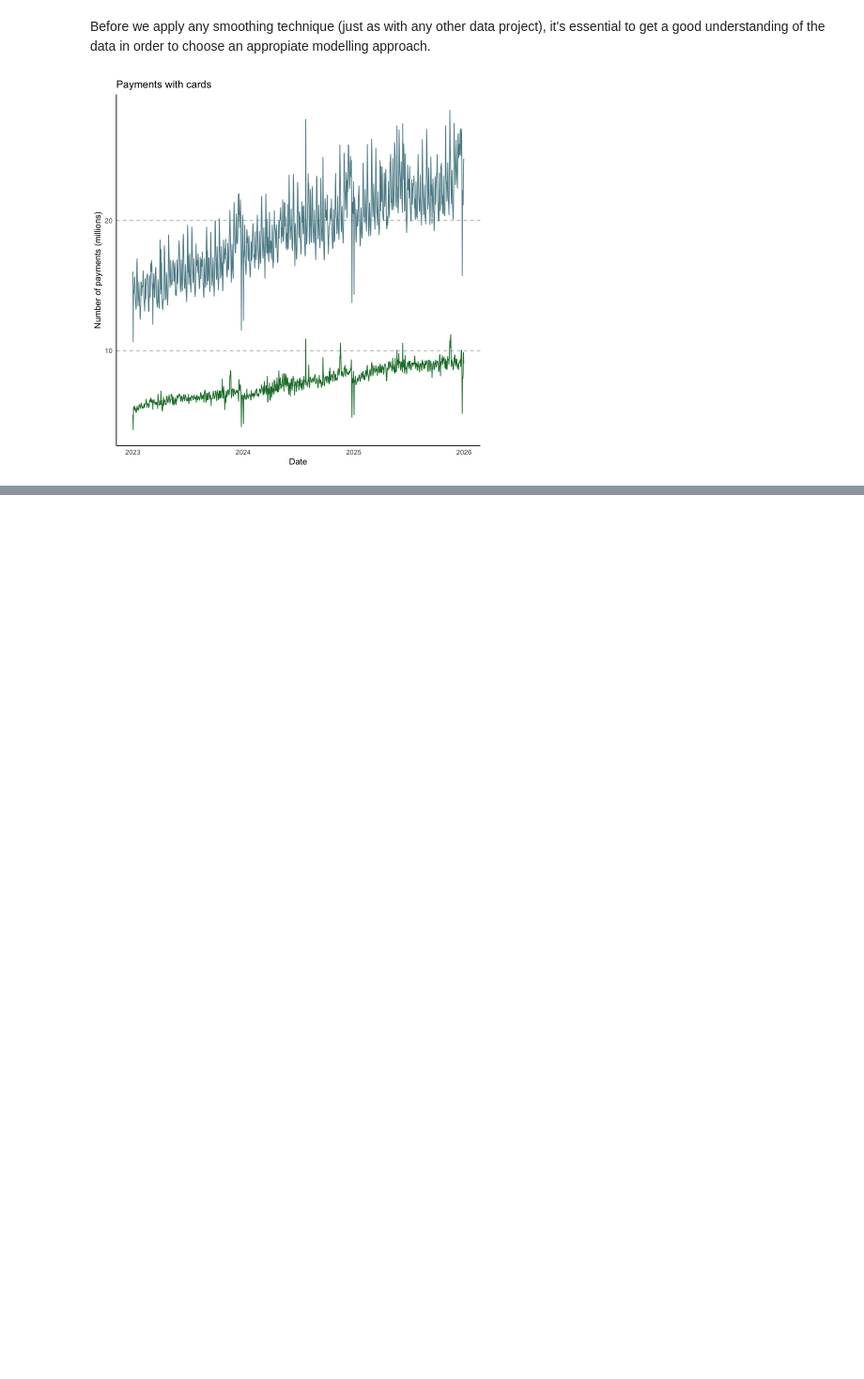
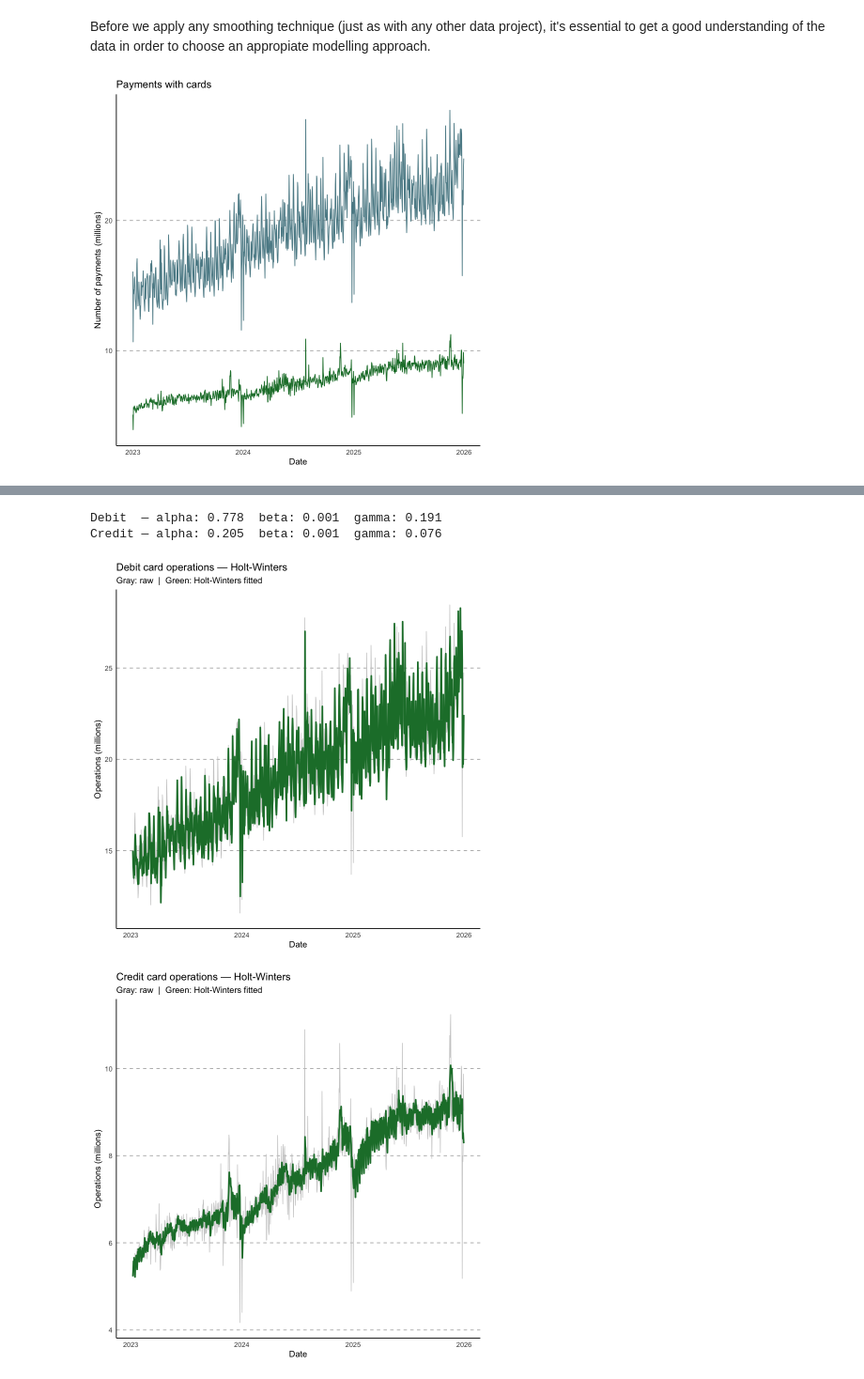
Before and after one commit to gerardorochabenigno/sitio-gerardo-rocha-benigno, a Jupyter notebook: posts/tarjetas-suavizamiento/suavizamiento.ipynb, the cells around one changed output, grey strips where cells are left out. Shown at 94% size. Saved outputs shown, nothing was run; the diff lists cells and outputs as text; code cells hidden in the pictures; blank space fills up the shorter version.

```diff
--- a/posts/tarjetas-suavizamiento/suavizamiento.ipynb
+++ b/posts/tarjetas-suavizamiento/suavizamiento.ipynb
@@ -97,0 +194,55 @@ ggplot(data = df_ops, aes(x=date, y = debit)) +
+# %%
+# Convert to ts objects with weekly frequency
+ts_debit  <- ts(df_ops$debit,  frequency = 7)
+ts_credit <- ts(df_ops$credit, frequency = 7)
+
+# Fit Holt-Winters with additive seasonality
+hw_debit  <- HoltWinters(ts_debit,  seasonal = "additive")
+hw_credit <- HoltWinters(ts_credit, seasonal = "additive")
+
+cat("Debit  — alpha:", round(hw_debit$alpha, 3),
+    " beta:", round(hw_debit$beta, 3),
+    " gamma:", round(hw_debit$gamma, 3), "\n")
+cat("Credit — alpha:", round(hw_credit$alpha, 3),
+    " beta:", round(hw_credit$beta, 3),
+    " gamma:", round(hw_credit$gamma, 3), "\n")
+# %% [output]
+Debit  — alpha: 0.778  beta: 0.001  gamma: 0.191
+Credit — alpha: 0.205  beta: 0.001  gamma: 0.076
+# %%
+plot_hw <- function(ts_raw, hw_model, title_txt) {
+    fitted_vals <- hw_model$fitted[, "xhat"]
+    n_fitted    <- length(fitted_vals)
+    n_raw       <- length(ts_raw)
+    dates_fitted <- df_ops$date[(n_raw - n_fitted + 1):n_raw]
+
+    df_hw <- data.frame(
+        date    = dates_fitted,
+        raw     = as.numeric(ts_raw[(n_raw - n_fitted + 1):n_raw]),
+        fitted  = as.numeric(fitted_vals)
+    )
+
+    ggplot(df_hw, aes(x = date)) +
+        geom_line(aes(y = raw),    color = "gray80", linewidth = 0.4) +
+        geom_line(aes(y = fitted), color = "#1d7d36", linewidth = 1.0) +
+        theme_minimal() +
+        theme(
+            panel.grid.major.x = element_blank(),
+            panel.grid.minor.x = element_blank(),
+            panel.grid.major.y = element_line(linetype = "dashed", color = "gray70"),
+            panel.grid.minor.y = element_blank(),
+            axis.line = element_line(color = "black")
+        ) +
+        labs(
+            title    = title_txt,
+            subtitle = "Gray: raw  |  Green: Holt-Winters fitted",
+            y = "Operations (millions)",
+            x = "Date"
+        )
+}
+
+plot_hw(ts_debit,  hw_debit,  "Debit card operations — Holt-Winters")
+plot_hw(ts_credit, hw_credit, "Credit card operations — Holt-Winters")
+# %% [output]
+[figure, added]
+[figure, added]
```
Also changed, not shown: parts of 16 cells of this notebook, 1 other file.
